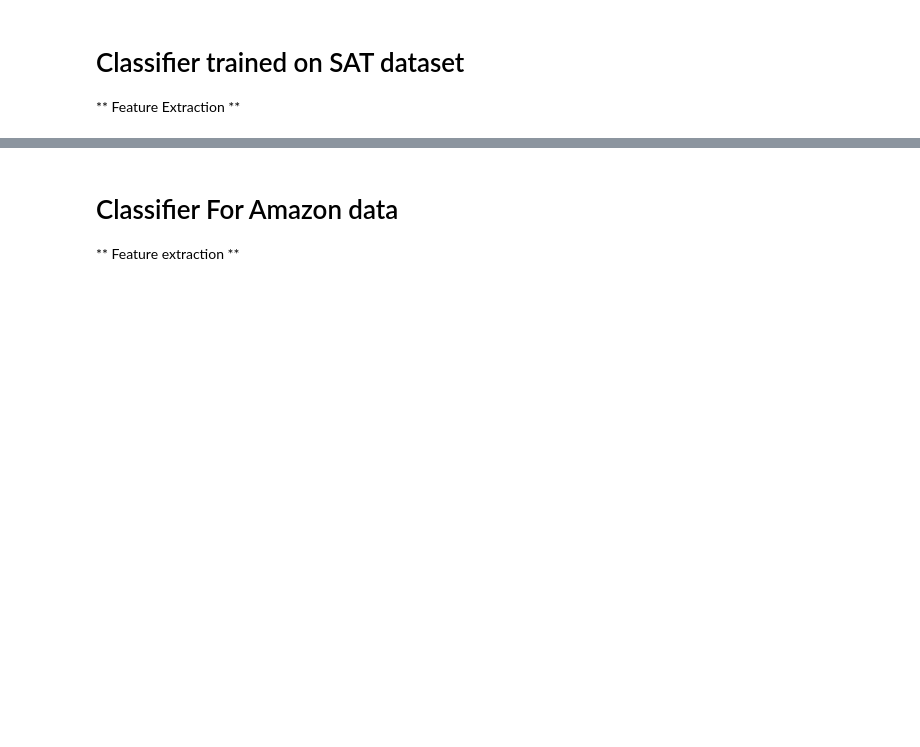
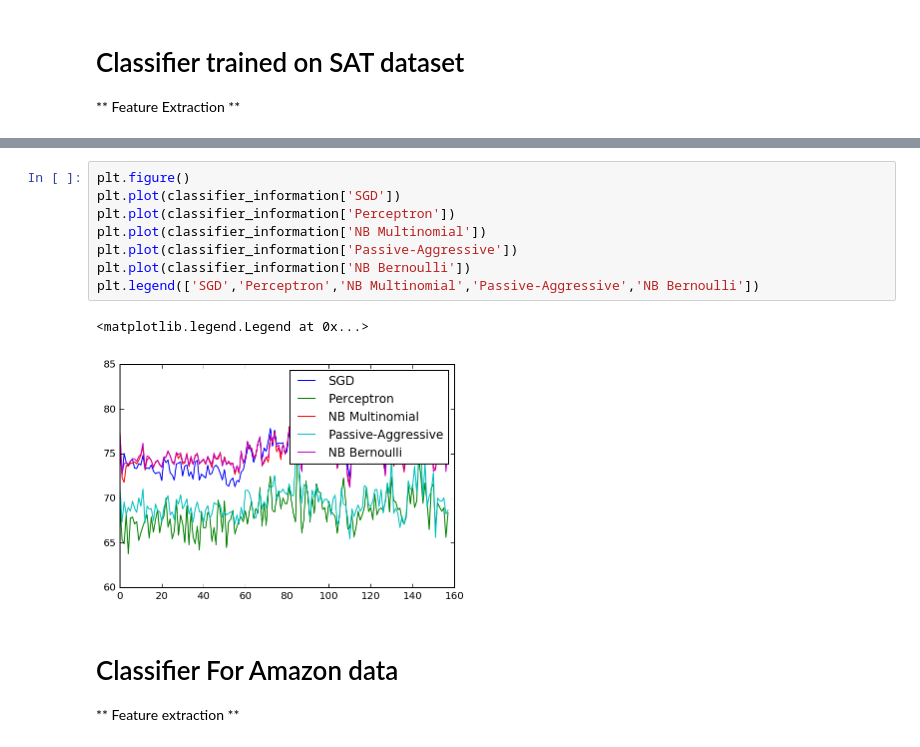
Before and after one commit to meryemwehbe/NTDS_Project, a Jupyter notebook: myProject.ipynb, the cells around one changed output, grey strips where cells are left out. Saved outputs shown, nothing was run; the diff lists cells and outputs as text; blank space fills up the shorter version.

```diff
--- a/myProject.ipynb
+++ b/myProject.ipynb
@@ -401,3 +355,14 @@ for item in classifier_information:
+# %%
+plt.figure()
+plt.plot(classifier_information['SGD'])
+plt.plot(classifier_information['Perceptron'])
+plt.plot(classifier_information['NB Multinomial'])
+plt.plot(classifier_information['Passive-Aggressive'])
+plt.plot(classifier_information['NB Bernoulli'])
+plt.legend(['SGD','Perceptron','NB Multinomial','Passive-Aggressive','NB Bernoulli'])
+# %% [output]
+<matplotlib.legend.Legend at 0x...>
+[figure, added]
 # %% [markdown]
 # Classifier For Amazon data
 ** Feature extraction **
```
Also changed, not shown: parts of 46 cells of this notebook.
